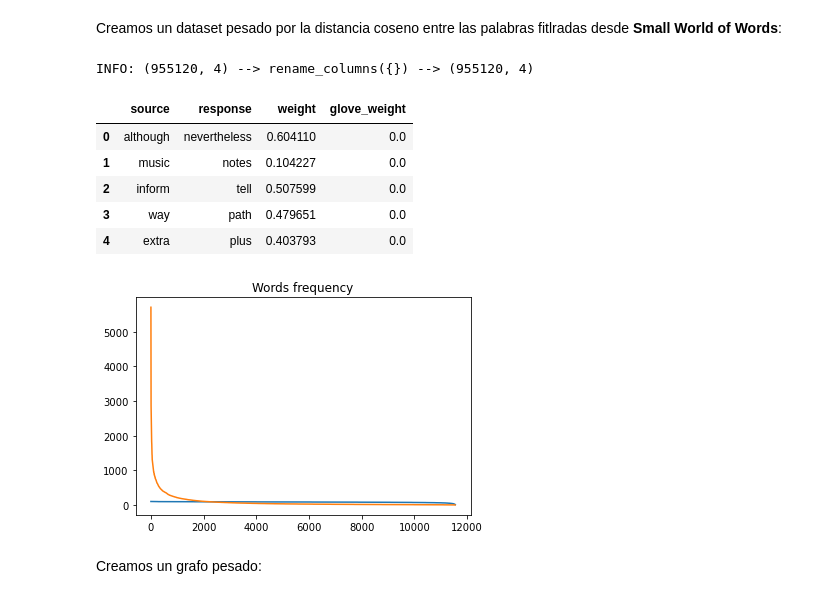
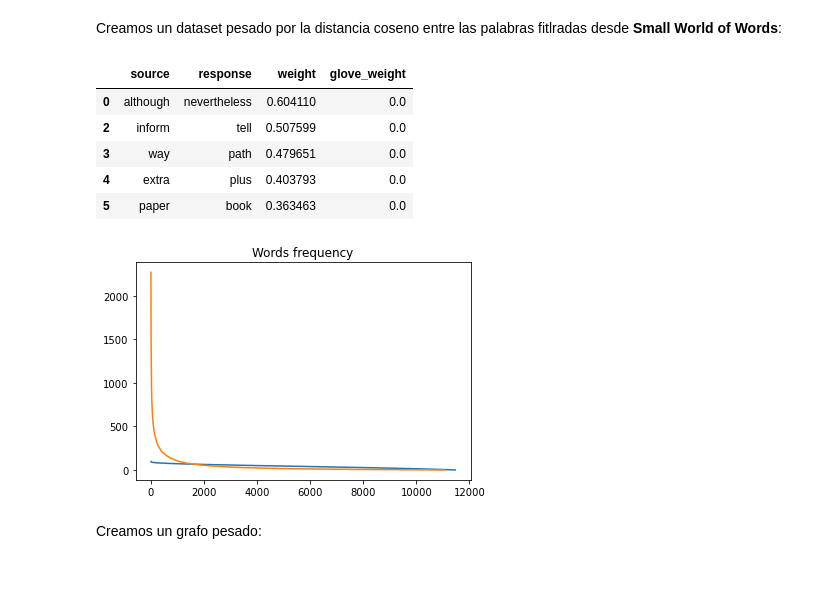
Before and after one commit to magistery-tps/dm-cyt-tp2, a Jupyter notebook: notebooks/tp2.ipynb, the cells around one changed output. Cells and saved outputs as stored; diff of their text form; code cells hidden in the pictures.

```diff
--- a/notebooks/tp2.ipynb
+++ b/notebooks/tp2.ipynb
@@ -317,21 +320,20 @@ weight_type = 'google'
 
 weight_column = '{}_weight'.format(weight_type)
 # %%
-graph_dataset = dataset[dataset[weight_column] > 0] \
+weithed_graph_dataset = dataset[dataset[weight_column] > 0.3] \
     .pipe(rename_columns, {weight_column: 'weight'}) \
     .pipe(plot_frequency, column = 'source') \
     .pipe(plot_frequency, column = 'response')
 
-graph_dataset.head()
+weithed_graph_dataset.head()
 # %% [output]
-INFO: (955120, 4) --> rename_columns({}) --> (955120, 4)
 |  | source | response | weight | glove_weight |
 | 0 | although | nevertheless | 0.604110 | 0.0 |
-| 1 | music | notes | 0.104227 | 0.0 |
 | 2 | inform | tell | 0.507599 | 0.0 |
 | 3 | way | path | 0.479651 | 0.0 |
 | 4 | extra | plus | 0.403793 | 0.0 |
+| 5 | paper | book | 0.363463 | 0.0 |
-[figure, old version]
+[figure, new version]
 # %% [markdown]
 Creamos un grafo pesado:
 # %%
```
Also changed, not shown: parts of 15 cells of this notebook, 2 other files.
